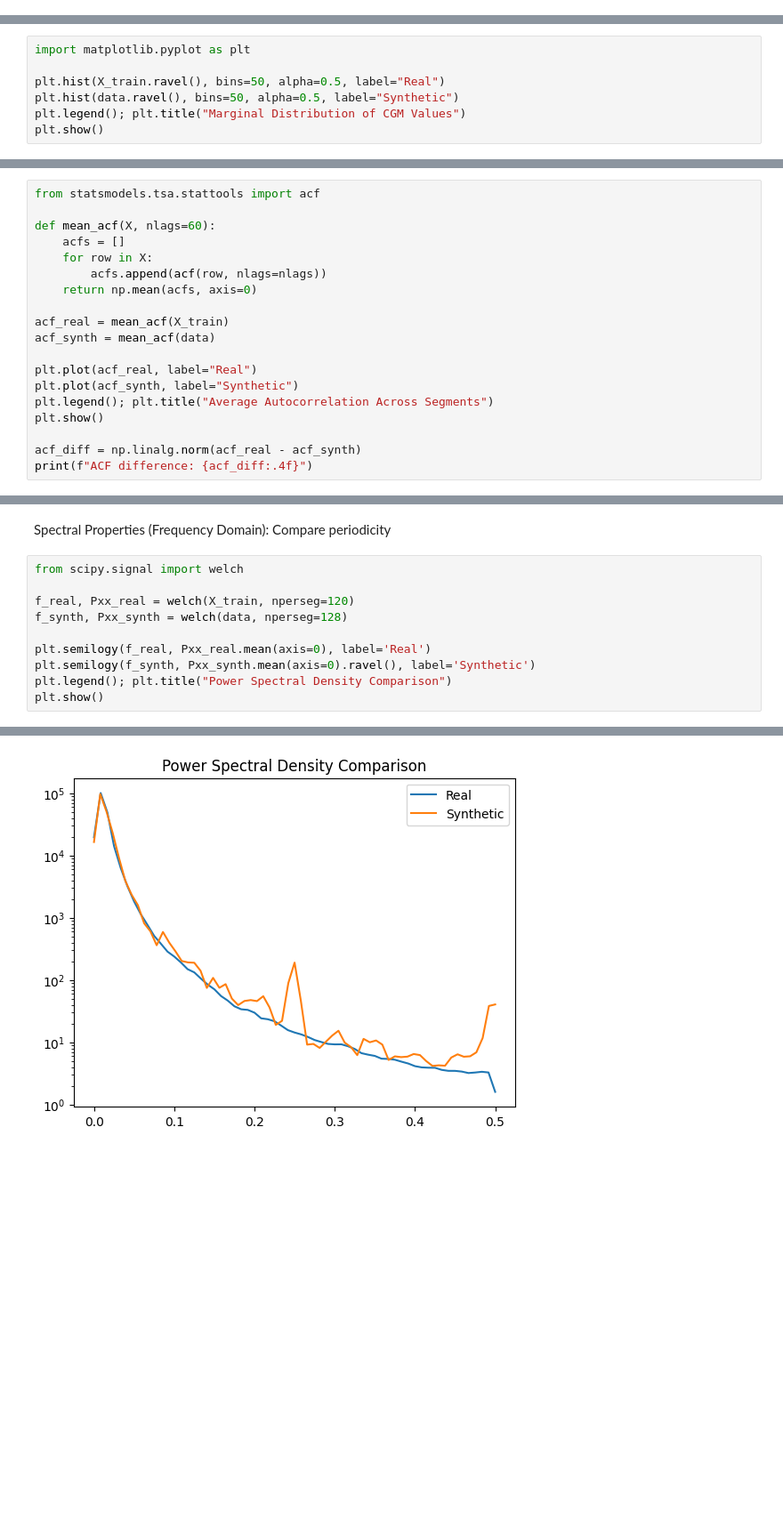
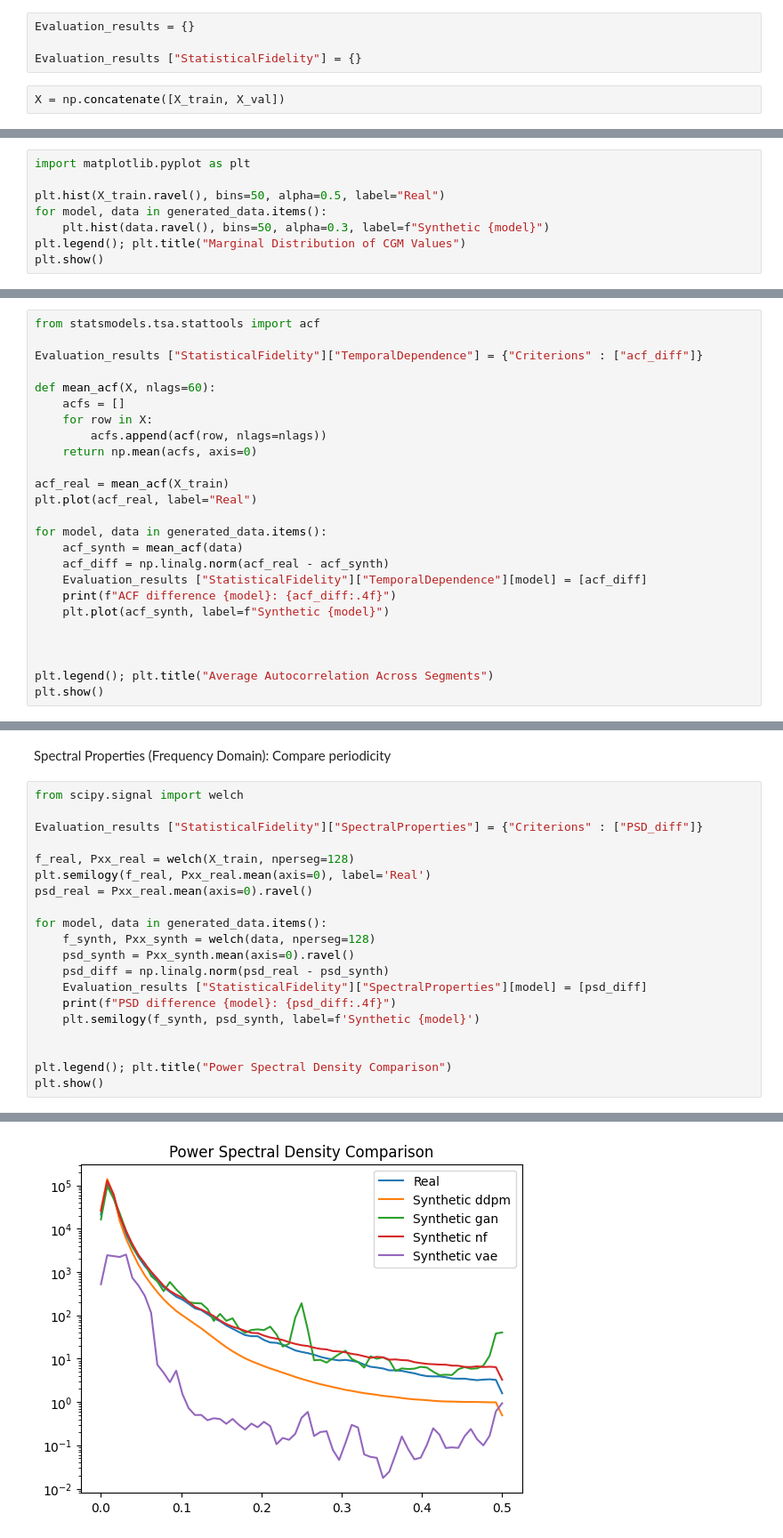
Before and after one commit to miro-4231/Synth_CGM, a Jupyter notebook: notebooks/data_analysis.ipynb, the cells around one changed output, grey strips where cells are left out. Shown: that part at 89% size. Cells and saved outputs as stored; diff of their text form; blank space fills up the shorter version.

```diff
--- a/notebooks/data_analysis.ipynb
+++ b/notebooks/data_analysis.ipynb
@@ -68,3 +68,9 @@ data.max()
+# %%
+Evaluation_results = {}
+
+Evaluation_results ["StatisticalFidelity"] = {}
+# %%
+X = np.concatenate([X_train, X_val])
 # %% [markdown]
 ## Statistical Fidelity
 # %% [markdown]
@@ -94,7 +127,8 @@ KS statistic = 0.0252, p-value = 0.0000
 import matplotlib.pyplot as plt
 
 plt.hist(X_train.ravel(), bins=50, alpha=0.5, label="Real")
-plt.hist(data.ravel(), bins=50, alpha=0.5, label="Synthetic")
+for model, data in generated_data.items():
+    plt.hist(data.ravel(), bins=50, alpha=0.3, label=f"Synthetic {model}")
 plt.legend(); plt.title("Marginal Distribution of CGM Values")
 plt.show()
 # %% [output]
@@ -103,6 +137,8 @@ plt.show()
 Temporal Dependence (Dynamics): Check lag dependencies
 # %%
 from statsmodels.tsa.stattools import acf
+
+Evaluation_results ["StatisticalFidelity"]["TemporalDependence"] = {"Criterions" : ["acf_diff"]}
 
 def mean_acf(X, nlags=60):
     acfs = []
@@ -111,13 +147,17 @@ def mean_acf(X, nlags=60):
     return np.mean(acfs, axis=0)
 
 acf_real = mean_acf(X_train)
-acf_synth = mean_acf(data)
+plt.plot(acf_real, label="Real")
 
-plt.plot(acf_real, label="Real")
-plt.plot(acf_synth, label="Synthetic")
+for model, data in generated_data.items():
+    acf_synth = mean_acf(data)
+    acf_diff = np.linalg.norm(acf_real - acf_synth)
+    Evaluation_results ["StatisticalFidelity"]["TemporalDependence"][model] = [acf_diff]
+    print(f"ACF difference {model}: {acf_diff:.4f}")
+    plt.plot(acf_synth, label=f"Synthetic {model}")
+
+
+
 plt.legend(); plt.title("Average Autocorrelation Across Segments")
 plt.show()
-
-acf_diff = np.linalg.norm(acf_real - acf_synth)
-print(f"ACF difference: {acf_diff:.4f}")
 # %% [output]
@@ -134,11 +171,21 @@ Spectral Properties (Frequency Domain): Compare periodicity
 # %%
 from scipy.signal import welch
 
-f_real, Pxx_real = welch(X_train, nperseg=120)
-f_synth, Pxx_synth = welch(data, nperseg=128)
+Evaluation_results ["StatisticalFidelity"]["SpectralProperties"] = {"Criterions" : ["PSD_diff"]}
 
+f_real, Pxx_real = welch(X_train, nperseg=128)
 plt.semilogy(f_real, Pxx_real.mean(axis=0), label='Real')
-plt.semilogy(f_synth, Pxx_synth.mean(axis=0).ravel(), label='Synthetic')
+psd_real = Pxx_real.mean(axis=0).ravel()
+
+for model, data in generated_data.items():
+    f_synth, Pxx_synth = welch(data, nperseg=128)
+    psd_synth = Pxx_synth.mean(axis=0).ravel()
+    psd_diff = np.linalg.norm(psd_real - psd_synth)
+    Evaluation_results ["StatisticalFidelity"]["SpectralProperties"][model] = [psd_diff]
+    print(f"PSD difference {model}: {psd_diff:.4f}")
+    plt.semilogy(f_synth, psd_synth, label=f'Synthetic {model}')
+
+
 plt.legend(); plt.title("Power Spectral Density Comparison")
 plt.show()
 # %% [output]
@@ -145 +196 @@ plt.show()
-[figure, old version]
+[figure, new version]
```
Also changed, not shown: parts of 13 cells of this notebook, 1 other file.
